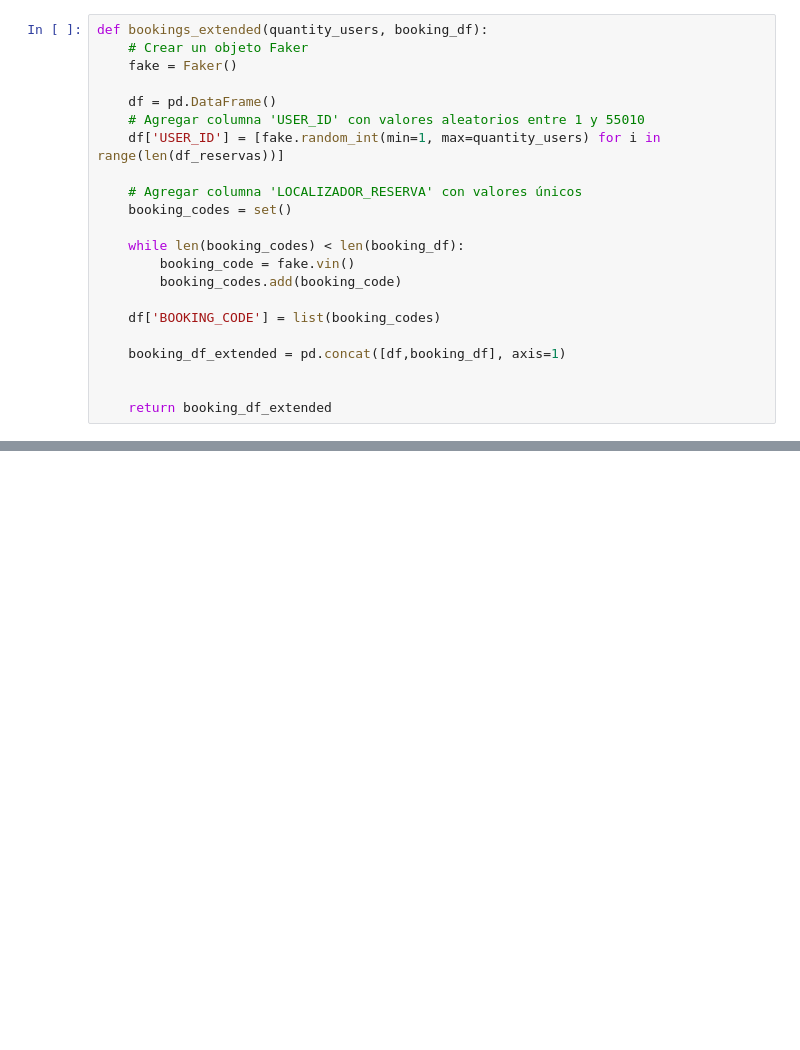
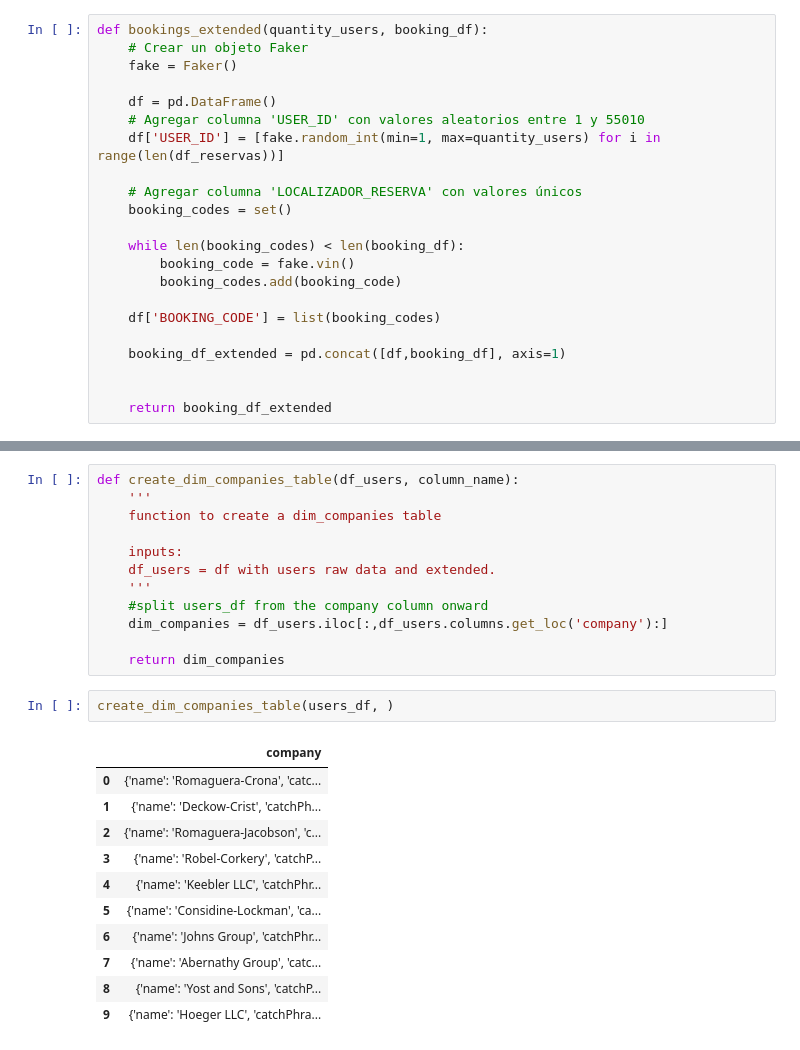
Before and after one commit to carlajsv/dd_test, a Jupyter notebook: test.ipynb, the cells around one changed output, grey strips where cells are left out. Drawn from its saved outputs; the diff is of its cells as text; blank space fills up the shorter version.

```diff
--- a/test.ipynb
+++ b/test.ipynb
@@ -929,0 +784,26 @@ def get_departure_date():
+# %%
+def create_dim_companies_table(df_users, column_name):
+    '''
+    function to create a dim_companies table
+
+    inputs:
+    df_users = df with users raw data and extended.
+    '''
+    #split users_df from the company column onward
+    dim_companies = df_users.iloc[:,df_users.columns.get_loc('company'):]
+
+    return dim_companies
+# %%
+create_dim_companies_table(users_df, )
+# %% [output]
+|  | company |
+| 0 | {'name': 'Romaguera-Crona', 'catc... |
+| 1 | {'name': 'Deckow-Crist', 'catchPh... |
+| 2 | {'name': 'Romaguera-Jacobson', 'c... |
+| 3 | {'name': 'Robel-Corkery', 'catchP... |
+| 4 | {'name': 'Keebler LLC', 'catchPhr... |
+| 5 | {'name': 'Considine-Lockman', 'ca... |
+| 6 | {'name': 'Johns Group', 'catchPhr... |
+| 7 | {'name': 'Abernathy Group', 'catc... |
+| 8 | {'name': 'Yost and Sons', 'catchP... |
+| 9 | {'name': 'Hoeger LLC', 'catchPhra... |
```
Also changed, not shown: parts of 78 cells of this notebook, 6 other files.
